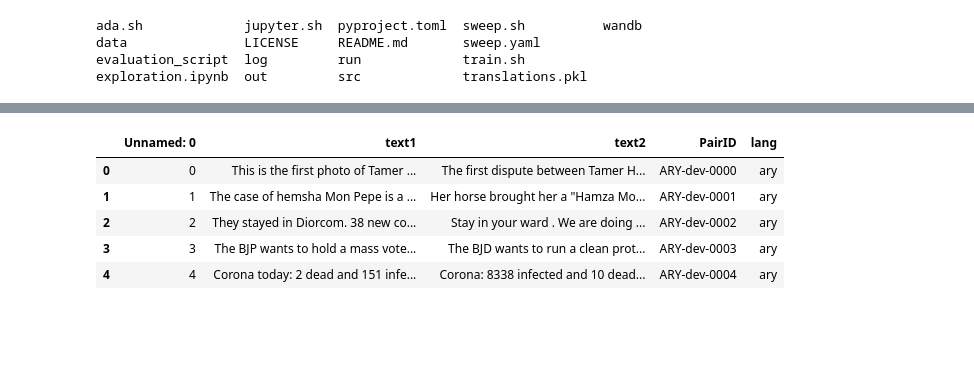
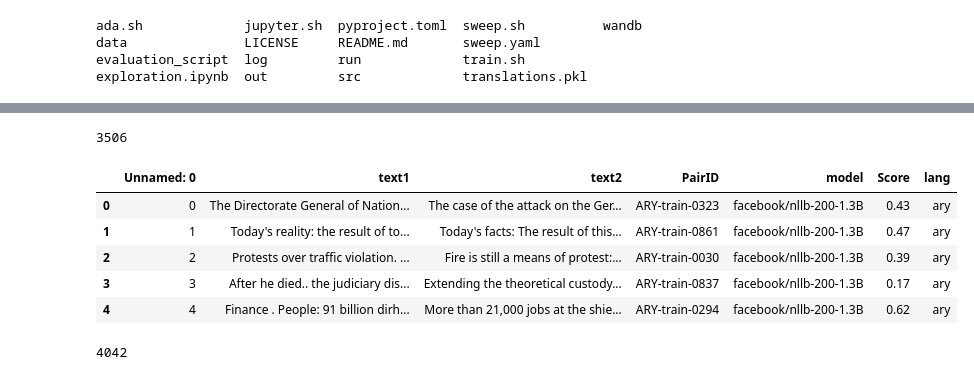
Before and after one commit to dipta007/SemEval24-Task1, a Jupyter notebook: exploration.ipynb, the cells around one changed output, grey strips where cells are left out. Saved outputs shown, nothing was run; the diff lists cells and outputs as text; code cells hidden in the pictures; blank space fills up the shorter version.

```diff
--- a/exploration.ipynb
+++ b/exploration.ipynb
@@ -366,17 +366,27 @@ os.listdir("./data/Track A/")
 ['amh', 'arq', 'ary', 'eng', 'esp', 'hau', 'kin', 'mar', 'tel']
 # %%
 from tqdm.auto import tqdm
+from sklearn.model_selection import train_test_split
 from collections import defaultdict
 from pathlib import Path
 Path("./data/translations/").mkdir(exist_ok=True)
 
-tot = 0
+tot_train = 0
+tot_val = 0
 
 for lang in os.listdir("./data/Track A/"):
     if lang in ["amh", "arq"]: continue
+    if not os.path.isdir(f"./data/Track A/{lang}"): continue
+
+    df = pd.read_csv(f"./data/Track A/{lang}/{lang}_train.csv")
+    train_df, val_df = train_test_split(df, test_size=0.1, random_state=RANDOM_SEED)
+    train_df.to_csv(f"./data/Track A/{lang}/{lang}_train_split.csv")
+    val_df.to_csv(f"./data/Track A/{lang}/{lang}_val_split.csv")
 
     def write_translation(mode):
-        df = pd.read_csv(f"./data/Track A/{lang}/{lang}_{mode}.csv")
+        file_name = f"{lang}_{mode}"
+        if mode != "dev": file_name += '_split'
+        df = pd.read_csv(f"./data/Track A/{lang}/{file_name}.csv")
         df["text1"] = df["Text"].map(lambda x: x.split("\n")[0].strip('"'))
         df["text2"] = df["Text"].map(lambda x: x.split("\n")[1].strip('"'))
 
@@ -409,7 +419,8 @@ for lang in os.listdir("./data/Track A/"):
                 all_translations['text1'].append(translations1[i])
                 all_translations['text2'].append(translations2[i])
                 all_translations['PairID'].append(row['PairID'])
-                if mode == 'train':
+                all_translations['model'].append(tmodel_name)
+                if mode != 'dev':
                     all_translations['Score'].append(row['Score'])
 
             if lang == 'eng': break
@@ -417,6 +428,6 @@ for lang in os.listdir("./data/Track A/"):
         out_df = pd.DataFrame(all_translations)
         out_df.to_csv(f"./data/Track A/{lang}/{mode}_translation.csv")
 
-    for mode in ['train', 'dev']:
+    for mode in ['train', 'val', 'dev']:
         write_translation(mode)
 # %% [output]
@@ -448,6 +453,7 @@ dirs = [
     'ary', 'eng', 'esp', 'hau', 'kin', 'mar', 'tel']
 # %%
 all_trains = []
+all_vals = []
 all_devs = []
 
 for d in dirs:
@@ -455,14 +461,20 @@ for d in dirs:
     df['lang'] = d
     all_trains.append(df)
 
+    df = pd.read_csv(f"./data/Track A/{d}/val_translation.csv")
+    df['lang'] = d
+    all_vals.append(df)
+
     df = pd.read_csv(f"./data/Track A/{d}/dev_translation.csv")
     df['lang'] = d
     all_devs.append(df)
 
 train = pd.concat(all_trains)
+val = pd.concat(all_vals)
 dev = pd.concat(all_devs)
 
 train.to_csv("./data/Track A/train_all.csv")
+val.to_csv("./data/Track A/val_all.csv")
 dev.to_csv("./data/Track A/dev_all.csv")
 # %%
 len(train)
@@ -480,9 +492,17 @@ train.head()
+# %%
+len(val)
+# %% [output]
+3506
 # %%
-dev.head()
+val.head()
 # %% [output]
-|  | Unnamed: 0 | text1 | text2 | PairID | lang |
-| 0 | 0 | This is the first photo of Tamer ... | The first dispute between Tamer H... | ARY-dev-0000 | ary |
-| 1 | 1 | The case of hemsha Mon Pepe is a ... | Her horse brought her a "Hamza Mo... | ARY-dev-0001 | ary |
-| 2 | 2 | They stayed in Diorcom. 38 new co... | Stay in your ward . We are doing ... | ARY-dev-0002 | ary |
-| 3 | 3 | The BJP wants to hold a mass vote... | The BJD wants to run a clean prot... | ARY-dev-0003 | ary |
-| 4 | 4 | Corona today: 2 dead and 151 infe... | Corona: 8338 infected and 10 dead... | ARY-dev-0004 | ary |
+|  | Unnamed: 0 | text1 | text2 | PairID | model | Score | lang |
+| 0 | 0 | The Directorate General of Nation... | The case of the attack on the Ger... | ARY-train-0323 | facebook/nllb-200-1.3B | 0.43 | ary |
+| 1 | 1 | Today's reality: the result of to... | Today's facts: The result of this... | ARY-train-0861 | facebook/nllb-200-1.3B | 0.47 | ary |
+| 2 | 2 | Protests over traffic violation. ... | Fire is still a means of protest:... | ARY-train-0030 | facebook/nllb-200-1.3B | 0.39 | ary |
+| 3 | 3 | After he died.. the judiciary dis... | Extending the theoretical custody... | ARY-train-0837 | facebook/nllb-200-1.3B | 0.17 | ary |
+| 4 | 4 | Finance . People: 91 billion dirh... | More than 21,000 jobs at the shie... | ARY-train-0294 | facebook/nllb-200-1.3B | 0.62 | ary |
+# %%
+len(dev)
+# %% [output]
+4042
```
Also changed, not shown: parts of 7 cells of this notebook, 8 other files.
